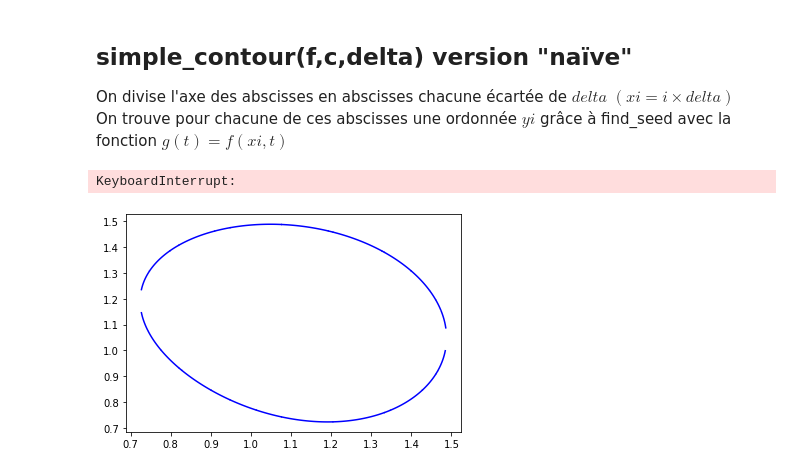
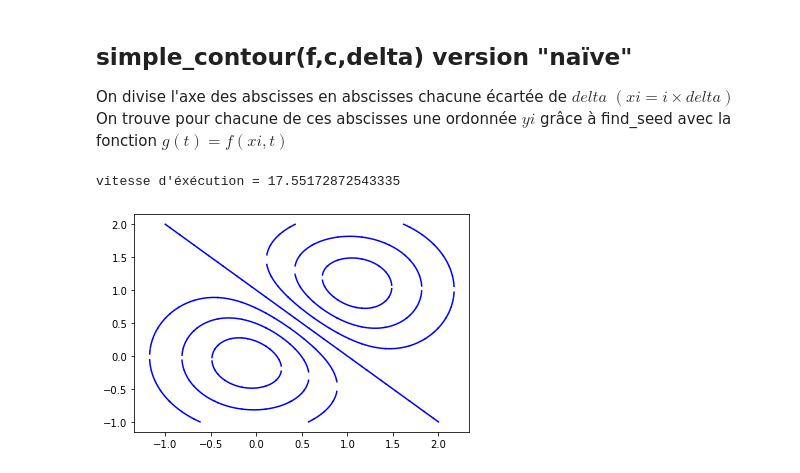
Before and after one commit to theleclerc/projet_math_info, a Jupyter notebook: projet_MI_final.ipynb, the cells around one changed output. Cells and saved outputs as stored; diff of their text form; code cells hidden in the pictures.

```diff
--- a/projet_MI_final.ipynb
+++ b/projet_MI_final.ipynb
@@ -143,16 +143,19 @@ def contour_naif(f, c=0.0, xc=[0.0,1.0], yc=[0.0,1.0], delta=0.01):
 # %%
 import matplotlib.pyplot as plt
 %matplotlib inline
 
-for c in [-1.5,-1,-0.5,0,0.5,1,1.5]:
-    xc, yc = np.linspace(-2.,3.,40), np.linspace(-1.,2.,40)
+top = time.time()
+for c in [-1.5,-1.,-0.5,0,0.5,1.,1.5]:
+    xc, yc = np.linspace(-2.,3.,20), np.linspace(-1.,2.,20)
     xs, ys = contour_naif(f,c,xc,yc)
     for x,y in zip(xs,ys):
-        plt.plot(x,y,'-b')
+        plt.plot(x,y,'b')
+
+print(f"vitesse d'éxécution = {time.time()-top}")
 plt.show()
 # %% [output]
-KeyboardInterrupt:
+vitesse d'éxécution = 17.55172872543335
-[figure, old version]
+[figure, new version]
 # %% [markdown]
 # simple_contour(f,c,delta) version "méthode de Newton"
 
```
Also changed, not shown: parts of 11 cells of this notebook.
